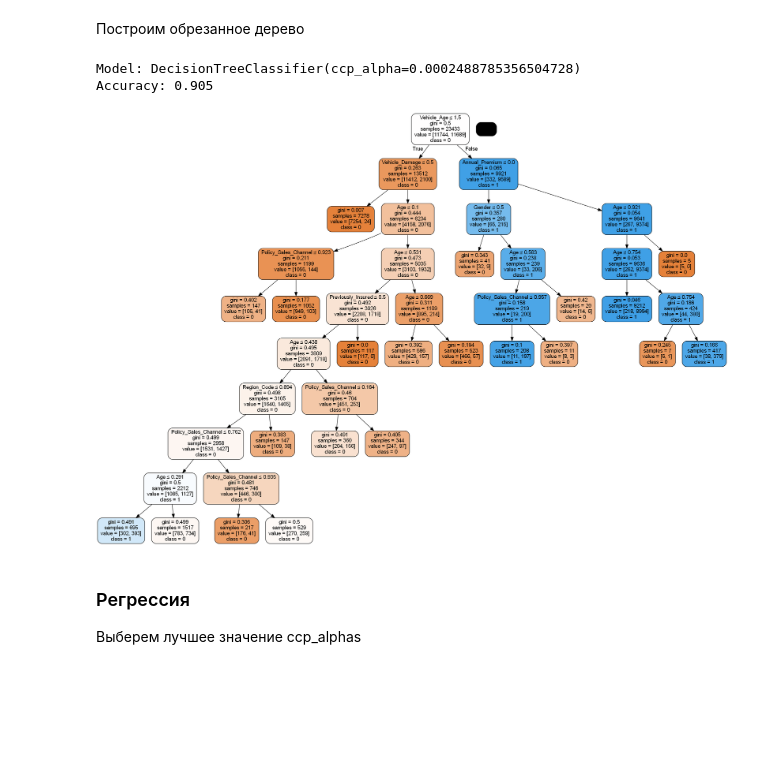
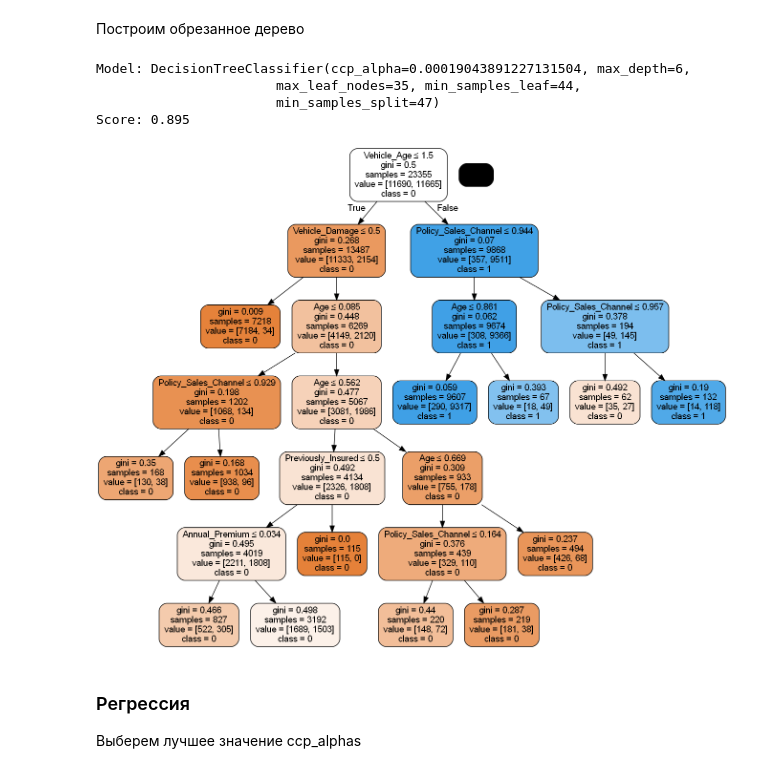
Before and after one commit to fongradnastya/data_analisys4, a Jupyter notebook: notebooks/work.ipynb, the cells around one changed output. Drawn from its saved outputs; the diff is of its cells as text; code cells hidden in the pictures; blank space fills up the shorter version.

Commit message:
Builded correct graphs

```diff
--- a/notebooks/work.ipynb
+++ b/notebooks/work.ipynb
@@ -303,6 +343,4 @@ Accuracy: 0.884
 # %%
-params = {
-    "max_leaf_nodes": range(2, 40, 3),
-}
-best_parameters["max_leaf_nodes"] = test_parameters(params, x_train_c, y_train_c, x_test_c, y_test_c)
+best_parameters_с["max_leaf_nodes"] = test_parameters({"max_leaf_nodes": params["max_leaf_nodes"]},
+                                                    x_train_c, y_train_c, x_test_c, y_test_c)
 # %% [output]
@@ -311,6 +349,4 @@ Accuracy: 0.967
 # %%
-params = {
-    "max_depth": range(2, 15)
-}
-best_parameters["max_depth"] = test_parameters(params, x_train_c, y_train_c, x_test_c, y_test_c)
+best_parameters_с["max_depth"] = test_parameters({"max_depth": params["max_depth"]},
+                                               x_train_c, y_train_c, x_test_c, y_test_c)
 # %% [output]
@@ -319,7 +355,5 @@ Accuracy: 0.966
 # %%
-params = {
-    "min_samples_split": range(2, 50, 3)
-}
-best_parameters["min_samples_split"] = test_parameters(params, x_train_c, y_train_c, x_test_c, y_test_c)
+best_parameters_с["min_samples_split"] = test_parameters({"min_samples_split": params["min_samples_split"]},
+                                                       x_train_c, y_train_c, x_test_c, y_test_c)
 # %% [output]
 The best model: DecisionTreeClassifier(min_samples_split=47)
@@ -327,6 +361,4 @@ Accuracy: 0.957
 # %%
-params = {
-    "min_samples_leaf": range(2, 50, 3)
-}
-best_parameters["min_samples_leaf"] = test_parameters(params, x_train_c, y_train_c, x_test_c, y_test_c)
+best_parameters_с["min_samples_leaf"] = test_parameters({"min_samples_leaf": params["min_samples_leaf"]},
+                                                      x_train_c, y_train_c, x_test_c, y_test_c)
 # %% [output]
@@ -429,15 +458,15 @@ Accuracy: 0.967
 # %% [markdown]
 Построим обрезанное дерево
 # %%
-params = {
-    "ccp_alpha": best_cpp
-}
-model = create_model(params)
+best_parameters_с["ccp_alpha"] = best_cpp
+model, score_a_c = create_best_model(best_parameters_с)
 plot_tree_image(model, class_all, "new_class.png")
 # %% [output]
-Model: DecisionTreeClassifier(ccp_alpha=0.0002488785356504728)
-Accuracy: 0.905
+Model: DecisionTreeClassifier(ccp_alpha=0.00019043891227131504, max_depth=6,
+                       max_leaf_nodes=35, min_samples_leaf=44,
+                       min_samples_split=47)
+Score: 0.895
-[figure, old version]
+[figure, new version]
 # %% [markdown]
 ### Регрессия
 Выберем лучшее значение ccp_alphas
```
Also changed, not shown: parts of 31 cells of this notebook, 3 other files.
